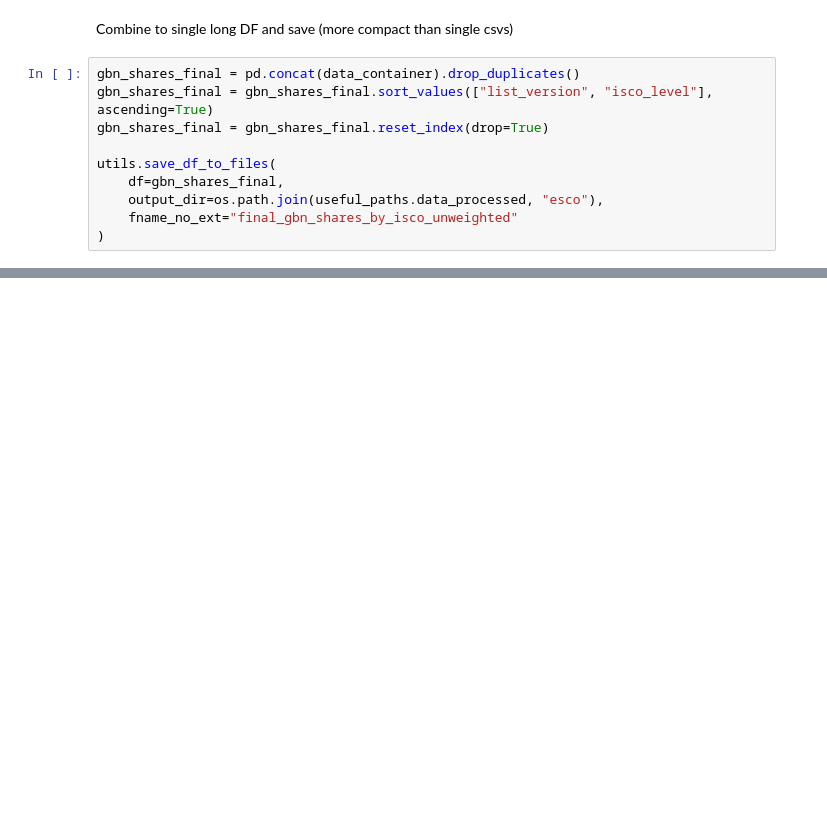
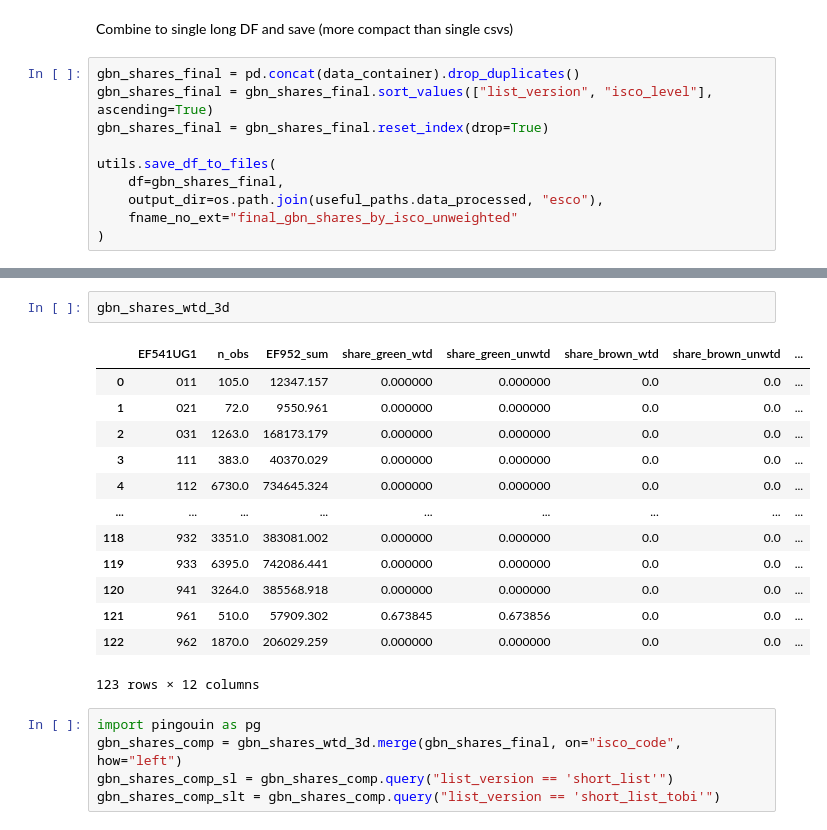
Before and after one commit to derpyninja/re4gt, a Jupyter notebook: notebooks/new/08-fz-prepare-final-gbn-shares-by-isco-group.ipynb, the cells around one changed output, grey strips where cells are left out. Saved outputs shown, nothing was run; the diff lists cells and outputs as text; blank space fills up the shorter version.

```diff
--- a/notebooks/new/08-fz-prepare-final-gbn-shares-by-isco-group.ipynb
+++ b/notebooks/new/08-fz-prepare-final-gbn-shares-by-isco-group.ipynb
@@ -205,0 +216,21 @@ gbn_shares_final
+# %%
+gbn_shares_wtd_3d
+# %% [output]
+|  | EF541UG1 | n_obs | EF952_sum | share_green_wtd | share_green_unwtd | share_brown_wtd | share_brown_unwtd | ... |
+| 0 | 011 | 105.0 | 12347.157 | 0.000000 | 0.000000 | 0.0 | 0.0 | ... |
+| 1 | 021 | 72.0 | 9550.961 | 0.000000 | 0.000000 | 0.0 | 0.0 | ... |
+| 2 | 031 | 1263.0 | 168173.179 | 0.000000 | 0.000000 | 0.0 | 0.0 | ... |
+| 3 | 111 | 383.0 | 40370.029 | 0.000000 | 0.000000 | 0.0 | 0.0 | ... |
+| 4 | 112 | 6730.0 | 734645.324 | 0.000000 | 0.000000 | 0.0 | 0.0 | ... |
+| ... | ... | ... | ... | ... | ... | ... | ... | ... |
+| 118 | 932 | 3351.0 | 383081.002 | 0.000000 | 0.000000 | 0.0 | 0.0 | ... |
+| 119 | 933 | 6395.0 | 742086.441 | 0.000000 | 0.000000 | 0.0 | 0.0 | ... |
+| 120 | 941 | 3264.0 | 385568.918 | 0.000000 | 0.000000 | 0.0 | 0.0 | ... |
+| 121 | 961 | 510.0 | 57909.302 | 0.673845 | 0.673856 | 0.0 | 0.0 | ... |
+| 122 | 962 | 1870.0 | 206029.259 | 0.000000 | 0.000000 | 0.0 | 0.0 | ... |
+123 rows × 12 columns
+# %%
+import pingouin as pg
+gbn_shares_comp = gbn_shares_wtd_3d.merge(gbn_shares_final, on="isco_code", how="left")
+gbn_shares_comp_sl = gbn_shares_comp.query("list_version == 'short_list'")
+gbn_shares_comp_slt = gbn_shares_comp.query("list_version == 'short_list_tobi'")
```
Also changed, not shown: parts of 10 cells of this notebook, 30 other files.
